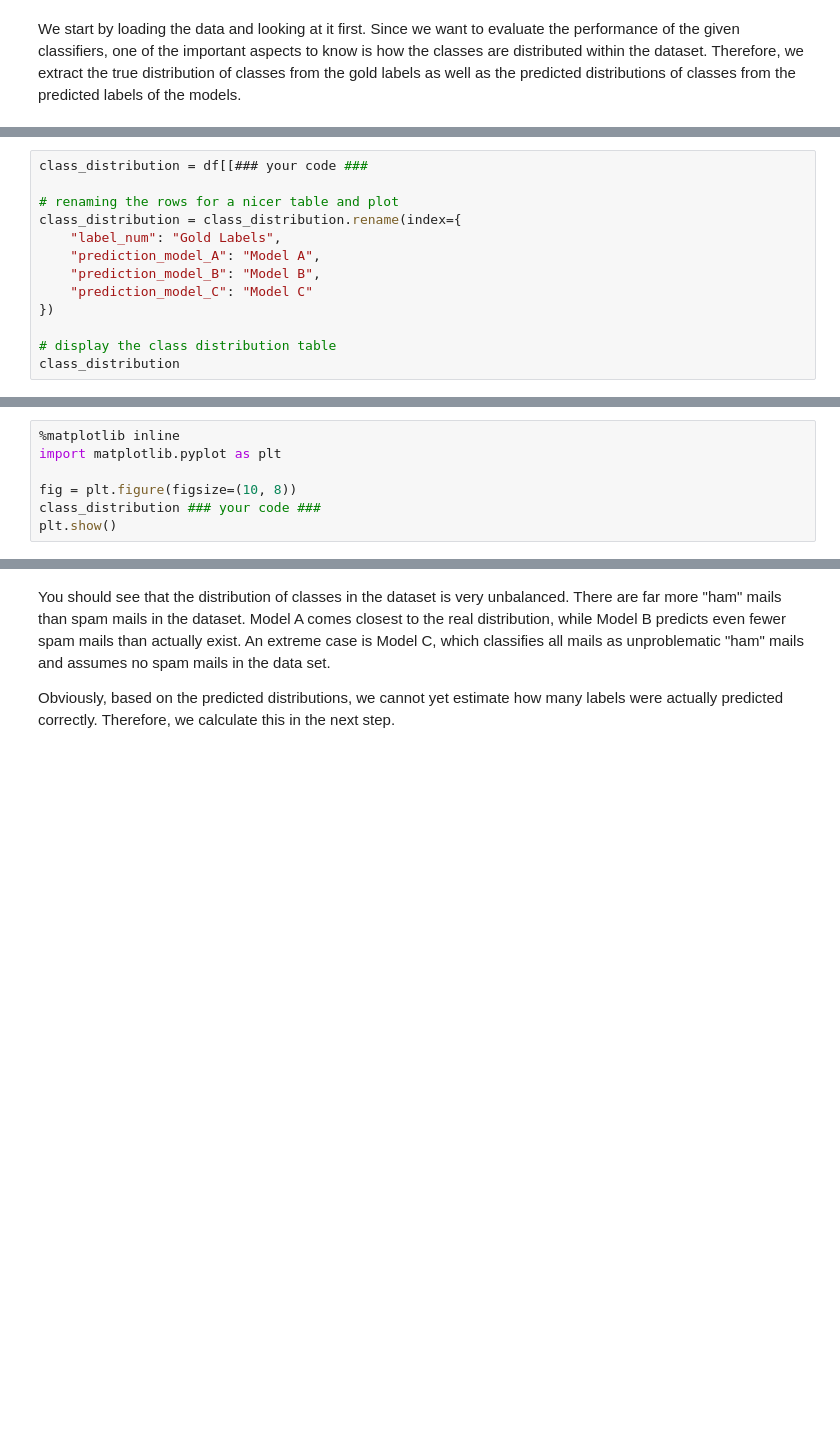
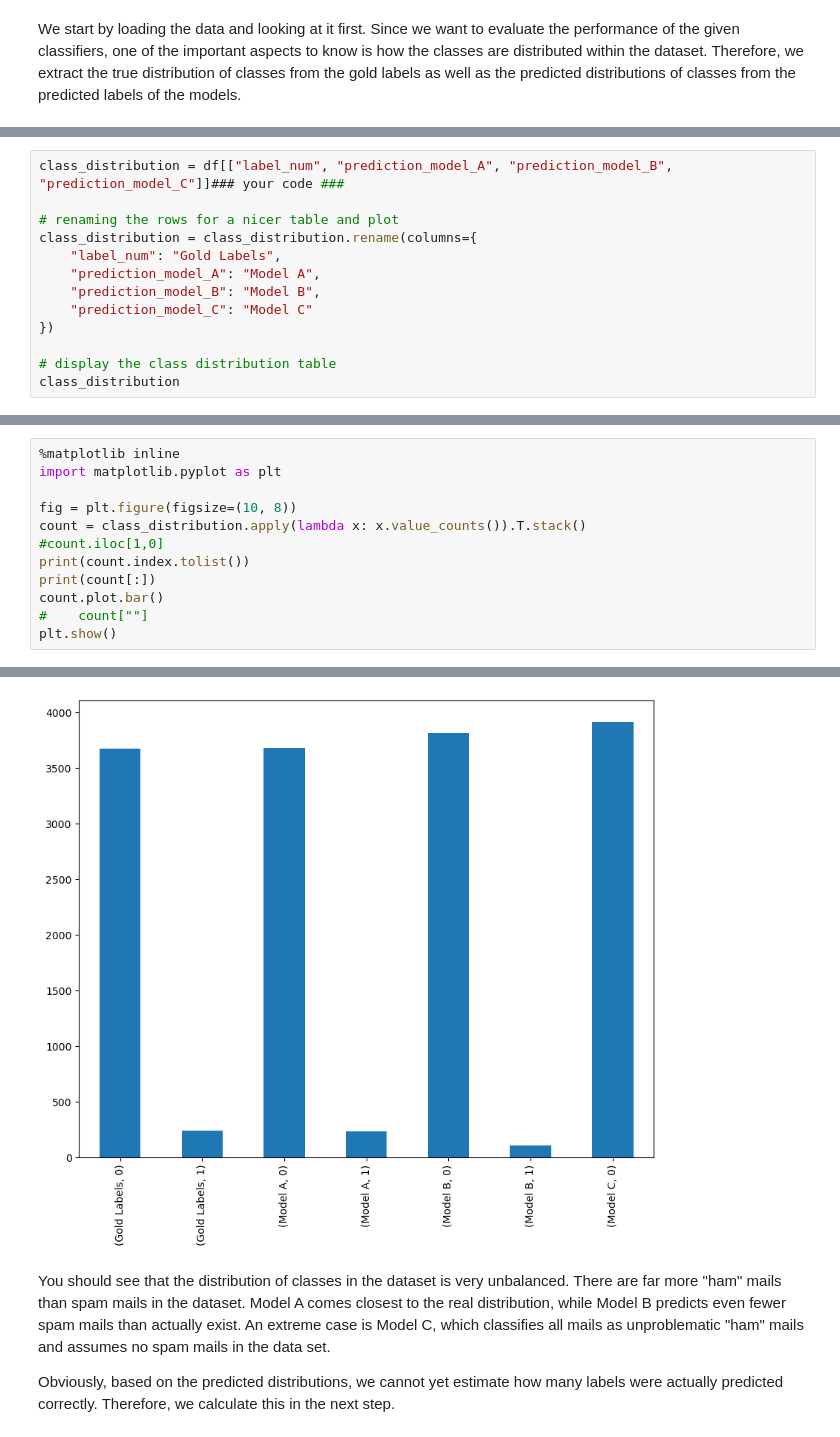
Before and after one commit to shreyanshu28/text-analysis, a Jupyter notebook: Assignment3/DSTA_assignment_3_students.ipynb, the cells around one changed output, grey strips where cells are left out. Drawn from its saved outputs; the diff is of its cells as text; blank space fills up the shorter version.

```diff
--- a/Assignment3/DSTA_assignment_3_students.ipynb
+++ b/Assignment3/DSTA_assignment_3_students.ipynb
@@ -659,8 +852,8 @@ df
 # %%
-class_distribution = df[[### your code ###
+class_distribution = df[["label_num", "prediction_model_A", "prediction_model_B", "prediction_model_C"]]### your code ###
 
 # renaming the rows for a nicer table and plot
-class_distribution = class_distribution.rename(index={
+class_distribution = class_distribution.rename(columns={
     "label_num": "Gold Labels",
     "prediction_model_A": "Model A",
     "prediction_model_B": "Model B",
@@ -674,5 +881,11 @@ class_distribution
 import matplotlib.pyplot as plt
 
 fig = plt.figure(figsize=(10, 8))
-class_distribution ### your code ###
+count = class_distribution.apply(lambda x: x.value_counts()).T.stack()
+#count.iloc[1,0]
+print(count.index.tolist())
+print(count[:])
+count.plot.bar()
+#    count[""]
 plt.show()
+# %% [output]
@@ -679,3 +901,4 @@ plt.show()
+[figure, added]
 # %% [markdown]
 You should see that the distribution of classes in the dataset is very unbalanced. There are far more "ham" mails than spam mails in the dataset. Model A comes closest to the real distribution, while Model B predicts even fewer spam mails than actually exist. An extreme case is Model C, which classifies all mails as unproblematic "ham" mails and assumes no spam mails in the data set.
 
```
Also changed, not shown: parts of 60 cells of this notebook.
